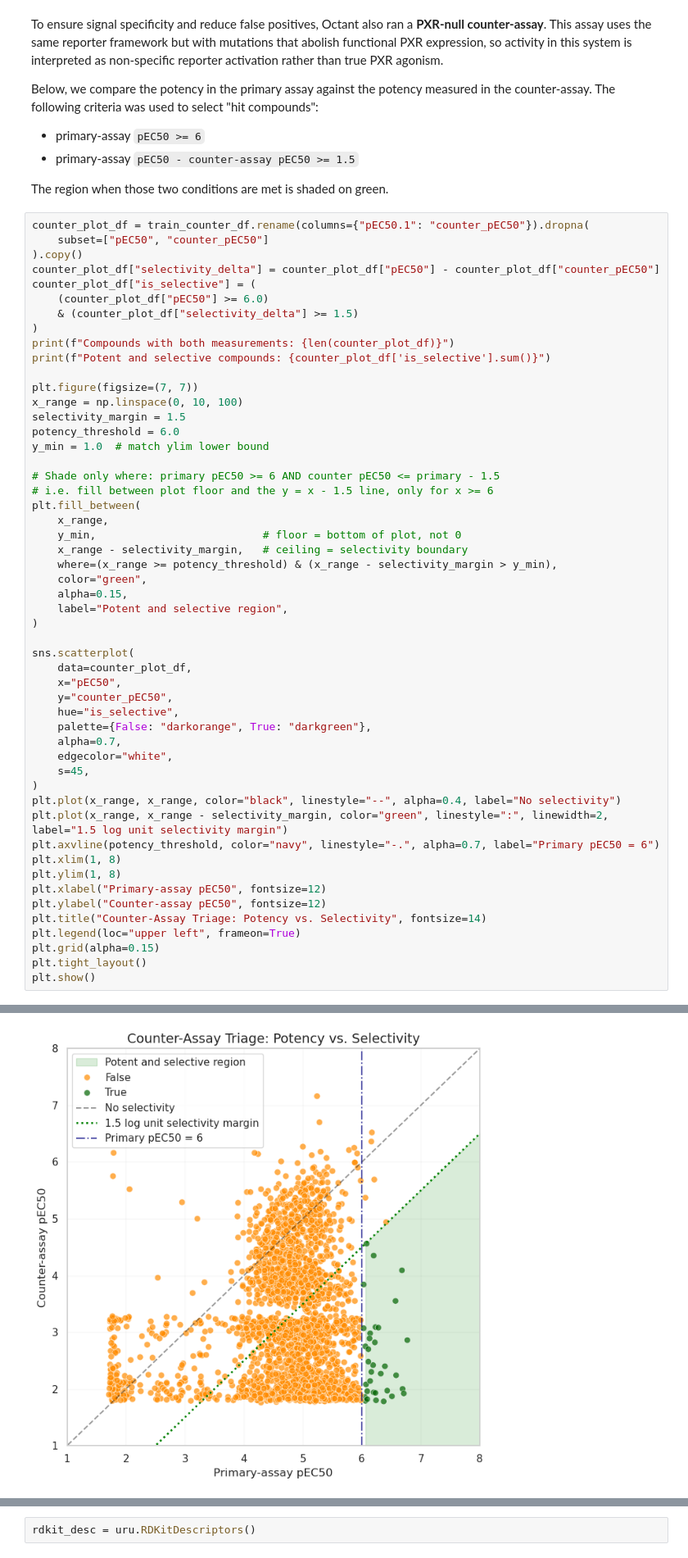
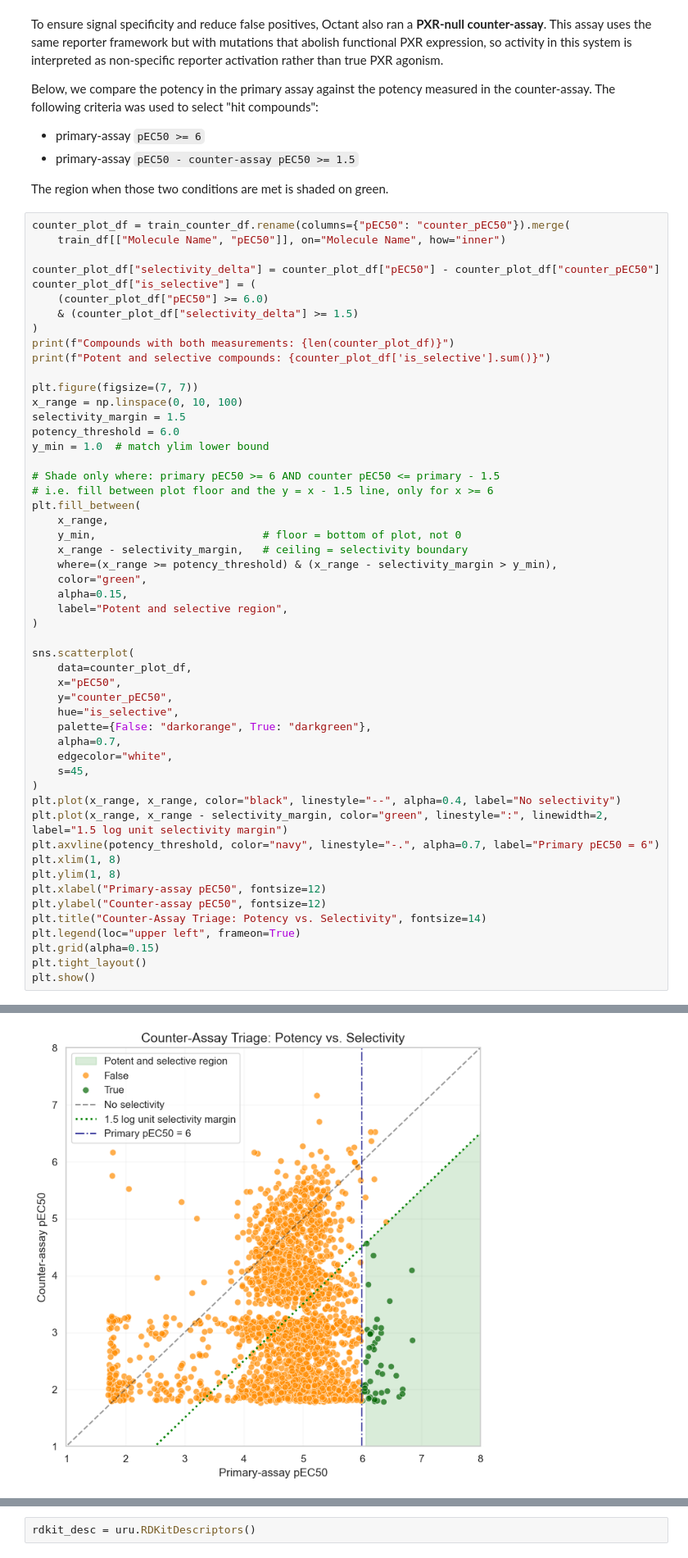
Before and after one commit to OpenADMET/PXR-Challenge-Tutorial, a Jupyter notebook: notebooks/activity_prediction.ipynb, the cells around one changed output, grey strips where cells are left out. Shown at 82% size. Cells and saved outputs as stored; diff of their text form.

Commit message:
fix counter rename issue

```diff
--- a/notebooks/activity_prediction.ipynb
+++ b/notebooks/activity_prediction.ipynb
@@ -284,9 +284,9 @@ Below, we compare the potency in the primary assay against the potency measured
 
 The region when those two conditions are met is shaded on green.
 # %%
-counter_plot_df = train_counter_df.rename(columns={"pEC50.1": "counter_pEC50"}).dropna(
-    subset=["pEC50", "counter_pEC50"]
-).copy()
+counter_plot_df = train_counter_df.rename(columns={"pEC50": "counter_pEC50"}).merge(
+    train_df[["Molecule Name", "pEC50"]], on="Molecule Name", how="inner")
+
 counter_plot_df["selectivity_delta"] = counter_plot_df["pEC50"] - counter_plot_df["counter_pEC50"]
 counter_plot_df["is_selective"] = (
     (counter_plot_df["pEC50"] >= 6.0)
@@ -341 +341 @@ Potent and selective compounds: 34
-[figure, old version]
+[figure, new version]
```
Also changed, not shown: parts of 14 cells of this notebook.
